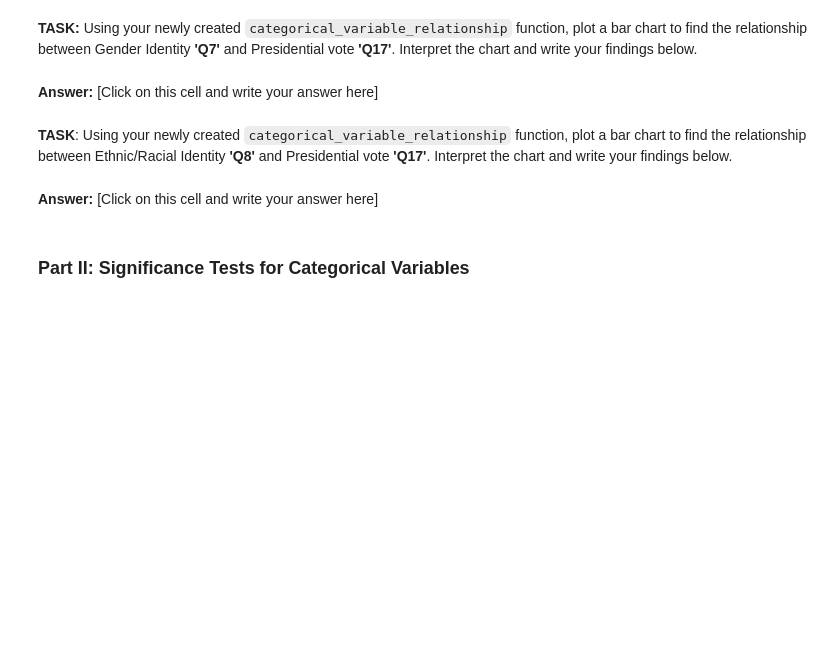
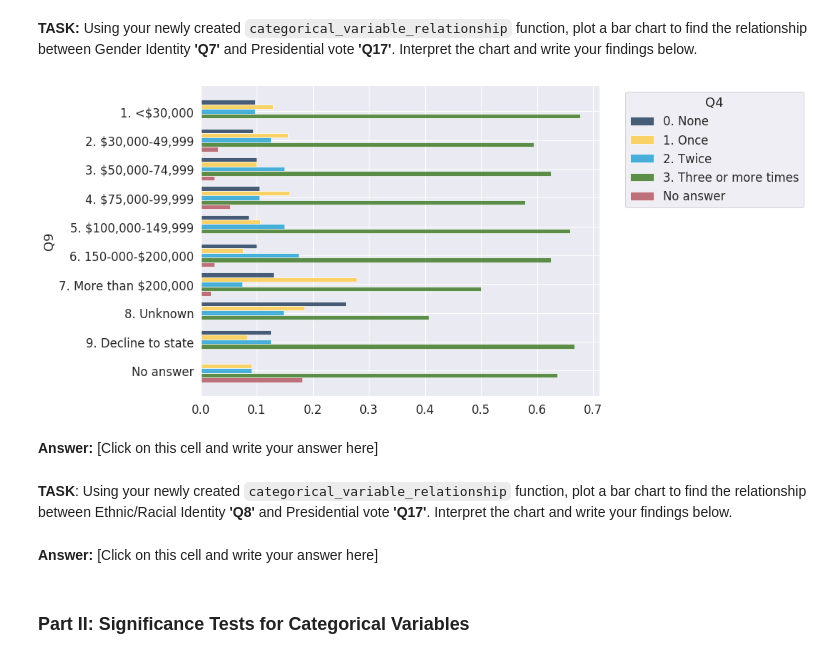
Before and after one commit to ds-modules/surveydata, a Jupyter notebook: gs102_fa19/lab02-gs102.ipynb, the cells around one changed output. Drawn from its saved outputs; the diff is of its cells as text; code cells hidden in the pictures; blank space fills up the shorter version.

```diff
--- a/gs102_fa19/lab02-gs102.ipynb
+++ b/gs102_fa19/lab02-gs102.ipynb
@@ -235,10 +239,8 @@ We've now analyzed the relationship between a student's major and their choice o
 # %%
-def categorical_variable_relationship(table, first, second, title, category):
-    table = table.select([first, second])
-    table = drop_missing_rows(table, first)
-    table = drop_missing_rows(table, second)
+def categorical_variable_relationship(table, first, second):
     pivot = table.pivot(first, second)
     proportion_pivot = counts_to_proportions(pivot)
-    plot_bar_chart(proportion_pivot, proportion_pivot.labels[1:], title, category)
+    proportion_pivot.barh(second, width=10, height=8)
+    plt.legend(labels=pivot.column_labels[1:], title=first, loc=2, bbox_to_anchor=(1.05, 1))
 # %% [markdown]
 **TASK:** Using your newly created `categorical_variable_relationship` function, plot a bar chart to find the relationship between Gender Identity **'Q7'** and Presidential vote **'Q17'**. Interpret the chart and write your findings below.
@@ -250,3 +247,7 @@ def categorical_variable_relationship(table, first, second, title, category):
+# %%
+categorical_variable_relationship(data, 'Q4', 'Q9')
+# %% [output]
+[figure, added]
 # %% [markdown]
 **Answer:** [Click on this cell and write your answer here]
 # %% [markdown]
```
Also changed, not shown: parts of 36 cells of this notebook.
